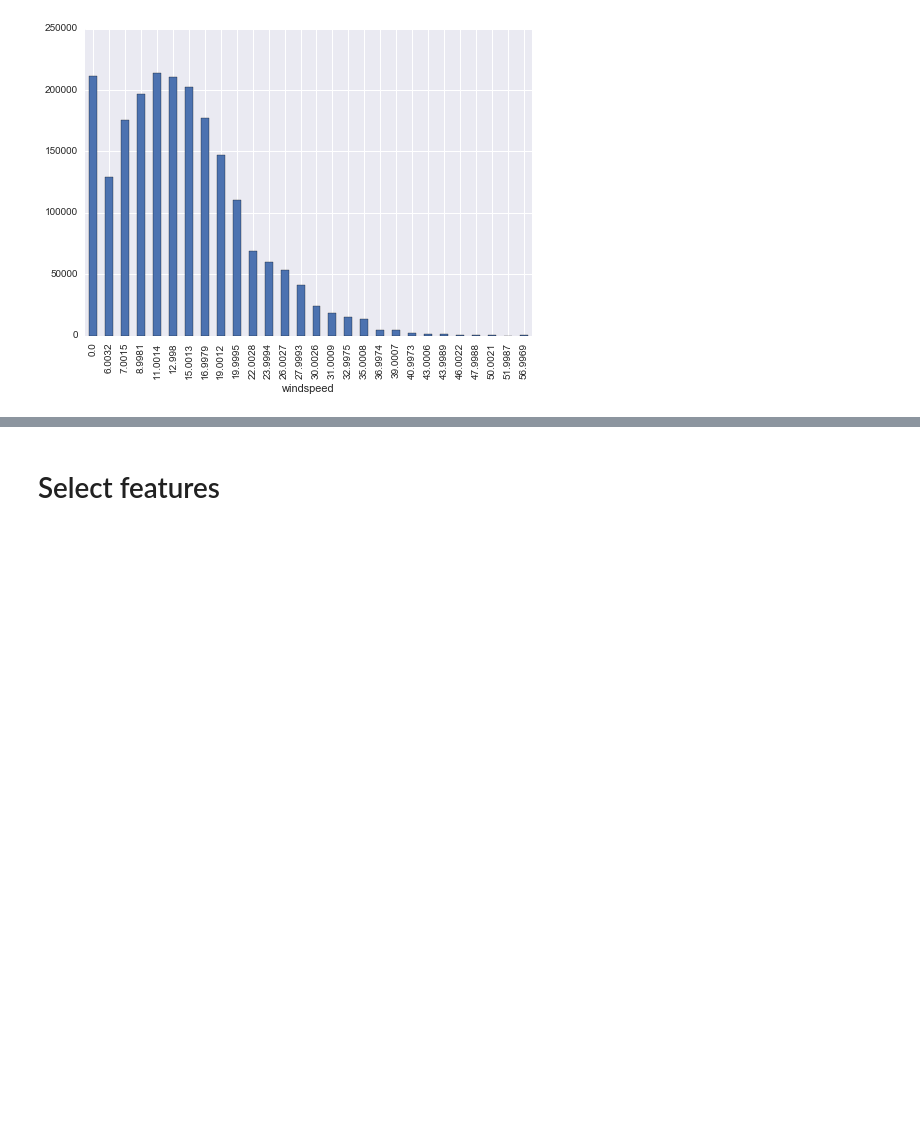
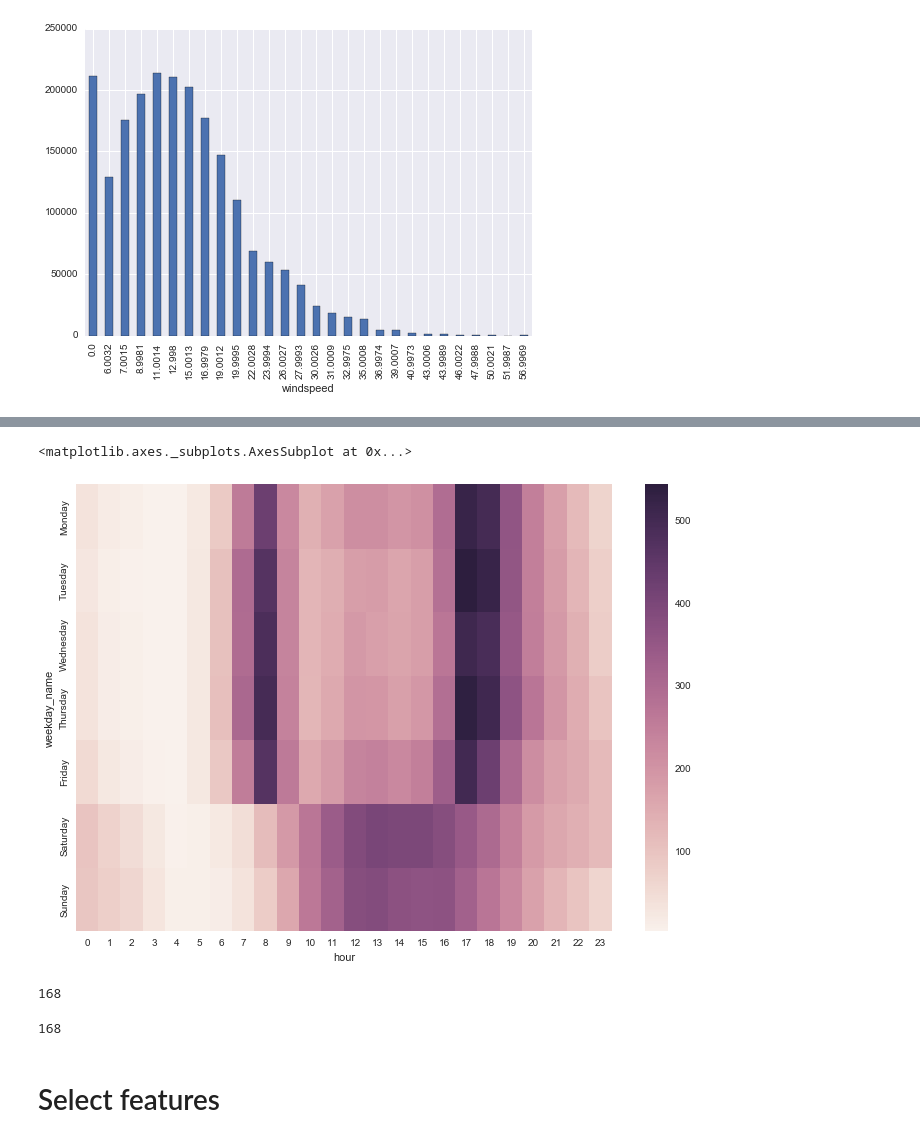
Before and after one commit to senior-sigan/ML_Competitions, a Jupyter notebook: kaggle_bike-sharing-demand/step_1_investigate.ipynb, the cells around one changed output, grey strips where cells are left out. Cells and saved outputs as stored; diff of their text form; code cells hidden in the pictures; blank space fills up the shorter version.

```diff
--- a/kaggle_bike-sharing-demand/step_1_investigate.ipynb
+++ b/kaggle_bike-sharing-demand/step_1_investigate.ipynb
@@ -223,3 +223,18 @@ sns.pointplot(x='hour', y='count', hue='weekday', data=agg)
+# %%
+plt.figure(figsize=(12,8))
+sns.heatmap(agg.pivot(index='weekday_name', columns='hour', values='count'))
+# %% [output]
+<matplotlib.axes._subplots.AxesSubplot at 0x...>
+[figure, added]
+# %%
+hours = range(0, 24)
+weeks = range(0, 7)
+pairs = [w*len(hours) + h for h in hours for w in weeks]
+print(len(hours) * len(weeks))
+np.unique(pairs).size
+# %% [output]
+168
+168
 # %% [markdown]
 # Select features
 # %%
```
Also changed, not shown: parts of 7 cells of this notebook, 1 other file.
